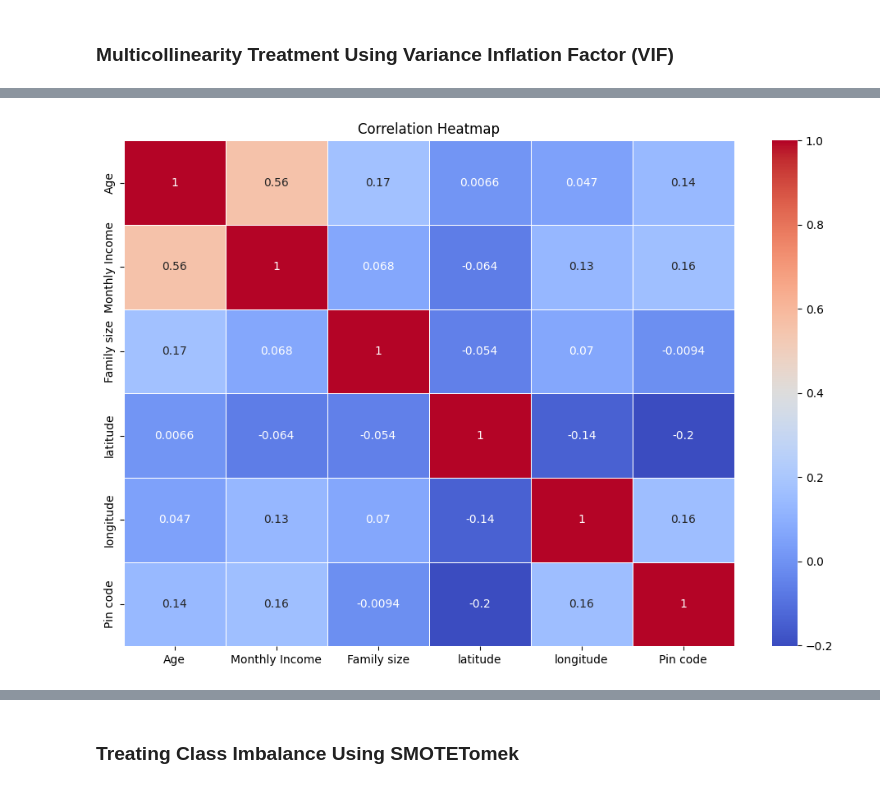
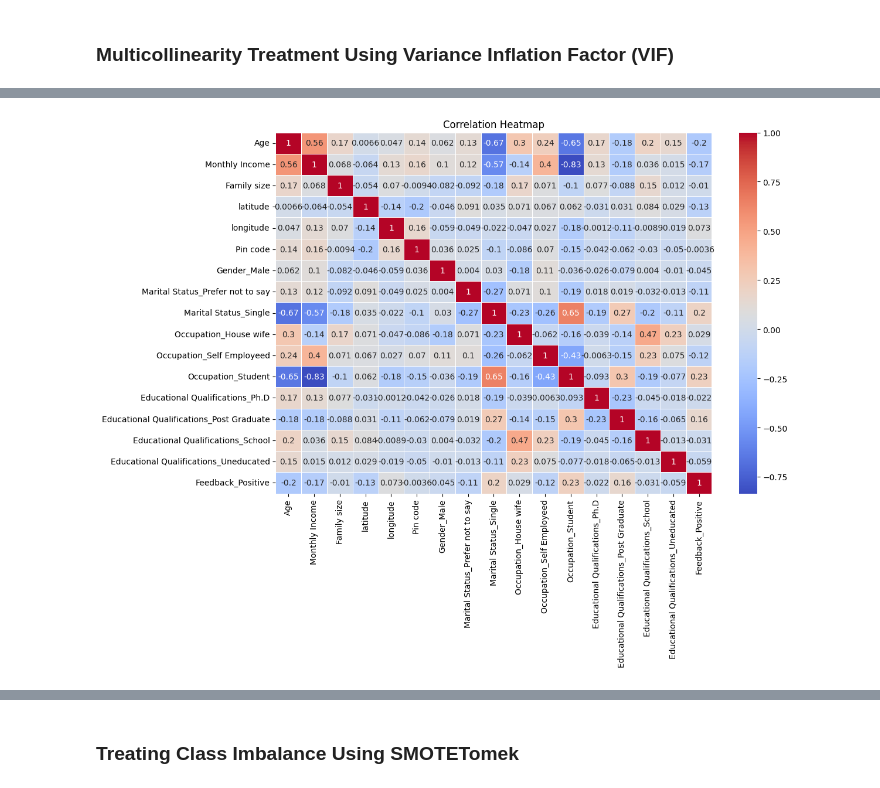
Before and after one commit to Tadeni00/Online-Food-Order-Prediction, a Jupyter notebook: notebook/Data_Transformation.ipynb, the cells around one changed output, grey strips where cells are left out. Saved outputs shown, nothing was run; the diff lists cells and outputs as text; code cells hidden in the pictures.

```diff
--- a/notebook/Data_Transformation.ipynb
+++ b/notebook/Data_Transformation.ipynb
@@ -6,3 +34,15 @@ df = pd.read_csv('https://raw.githubusercontent.com/amankharwal/Website-data/mas
+# %%
+# Replace specific income ranges with numeric values in the 'Monthly Income' column
+df['Monthly Income'].replace(
+    ['No Income', 'Below Rs.10000', 'More than 50000', '10001 to 25000', '25001 to 50000'],
+    [0, 10000, 50000, 25000, 49999],
+    inplace=True
+)
+
+# Convert 'Monthly Income' to numeric type
+df['Monthly Income'] = pd.to_numeric(df['Monthly Income'])
+
+df.drop('Unnamed: 12', axis=1, inplace=True)
 # %%
 df.head()
 # %% [output]
@@ -134,17 +187,17 @@ Final Encoded DataFrame:
 # %%
-# Select only numeric columns
-numeric_df = df.select_dtypes(include=['number'])
+# Remove target variable from the DataFrame used for correlation calculation
+features_only = encoded_df.drop(columns=['Output_Yes'])
 
 # Compute correlation matrix
-corr = numeric_df.corr()
+corr = features_only.corr()
 
 # Plot the heatmap
 plt.figure(figsize=(12, 8))
 sns.heatmap(corr, annot=True, cmap='coolwarm', linewidths=0.5)
 plt.title('Correlation Heatmap')
 plt.show()
 # %% [output]
-[figure, old version]
+[figure, new version]
 # %%
 # Multicollinearity Treatment Using Variance Inflation Factor (VIF)
 def calculate_vif(X):
```
Also changed, not shown: parts of 14 cells of this notebook, 8 other files.
